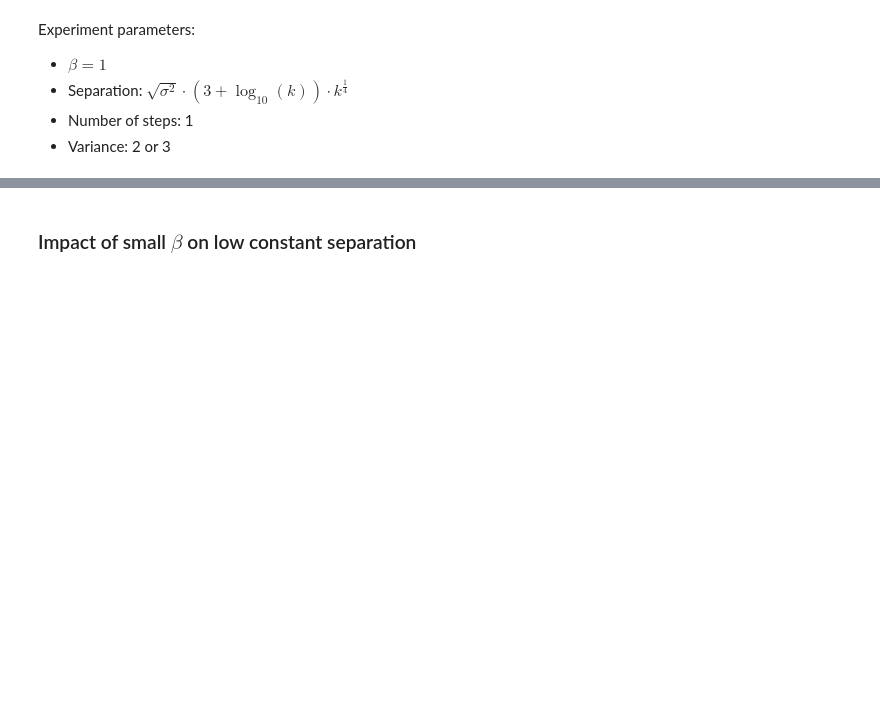
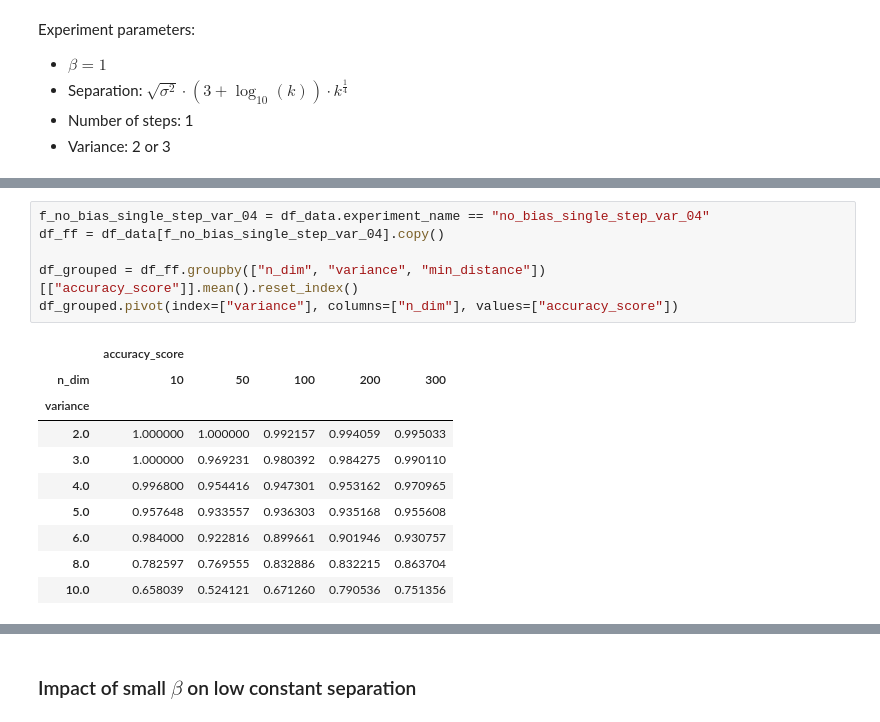
Before and after one commit to sheikhomar/mixture-learning, a Jupyter notebook: notebooks/03-initial-results.ipynb, the cells around one changed output, grey strips where cells are left out. Drawn from its saved outputs; the diff is of its cells as text; blank space fills up the shorter version.

```diff
--- a/notebooks/03-initial-results.ipynb
+++ b/notebooks/03-initial-results.ipynb
@@ -440,0 +440,17 @@ df_grouped.pivot(index=["variance"], columns=["n_dim"], values=["accuracy_score"
+# %%
+f_no_bias_single_step_var_04 = df_data.experiment_name == "no_bias_single_step_var_04"
+df_ff = df_data[f_no_bias_single_step_var_04].copy()
+
+df_grouped = df_ff.groupby(["n_dim", "variance", "min_distance"])[["accuracy_score"]].mean().reset_index()
+df_grouped.pivot(index=["variance"], columns=["n_dim"], values=["accuracy_score"])
+# %% [output]
+|  | accuracy_score |  |  |  |  |
+| n_dim | 10 | 50 | 100 | 200 | 300 |
+| variance |  |  |  |  |  |
+| 2.0 | 1.000000 | 1.000000 | 0.992157 | 0.994059 | 0.995033 |
+| 3.0 | 1.000000 | 0.969231 | 0.980392 | 0.984275 | 0.990110 |
+| 4.0 | 0.996800 | 0.954416 | 0.947301 | 0.953162 | 0.970965 |
+| 5.0 | 0.957648 | 0.933557 | 0.936303 | 0.935168 | 0.955608 |
+| 6.0 | 0.984000 | 0.922816 | 0.899661 | 0.901946 | 0.930757 |
+| 8.0 | 0.782597 | 0.769555 | 0.832886 | 0.832215 | 0.863704 |
+| 10.0 | 0.658039 | 0.524121 | 0.671260 | 0.790536 | 0.751356 |
```
Also changed, not shown: parts of 27 cells of this notebook.
